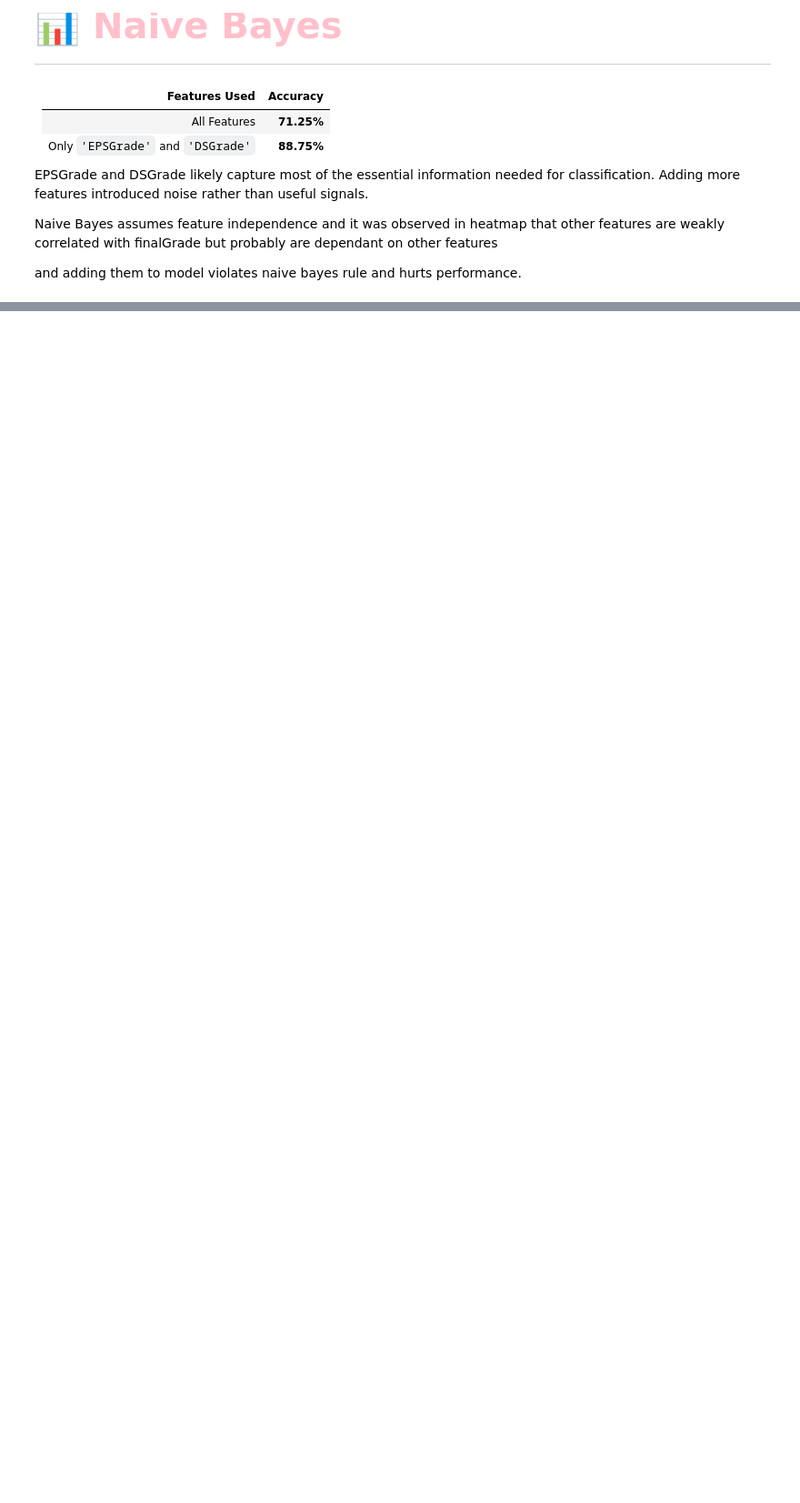
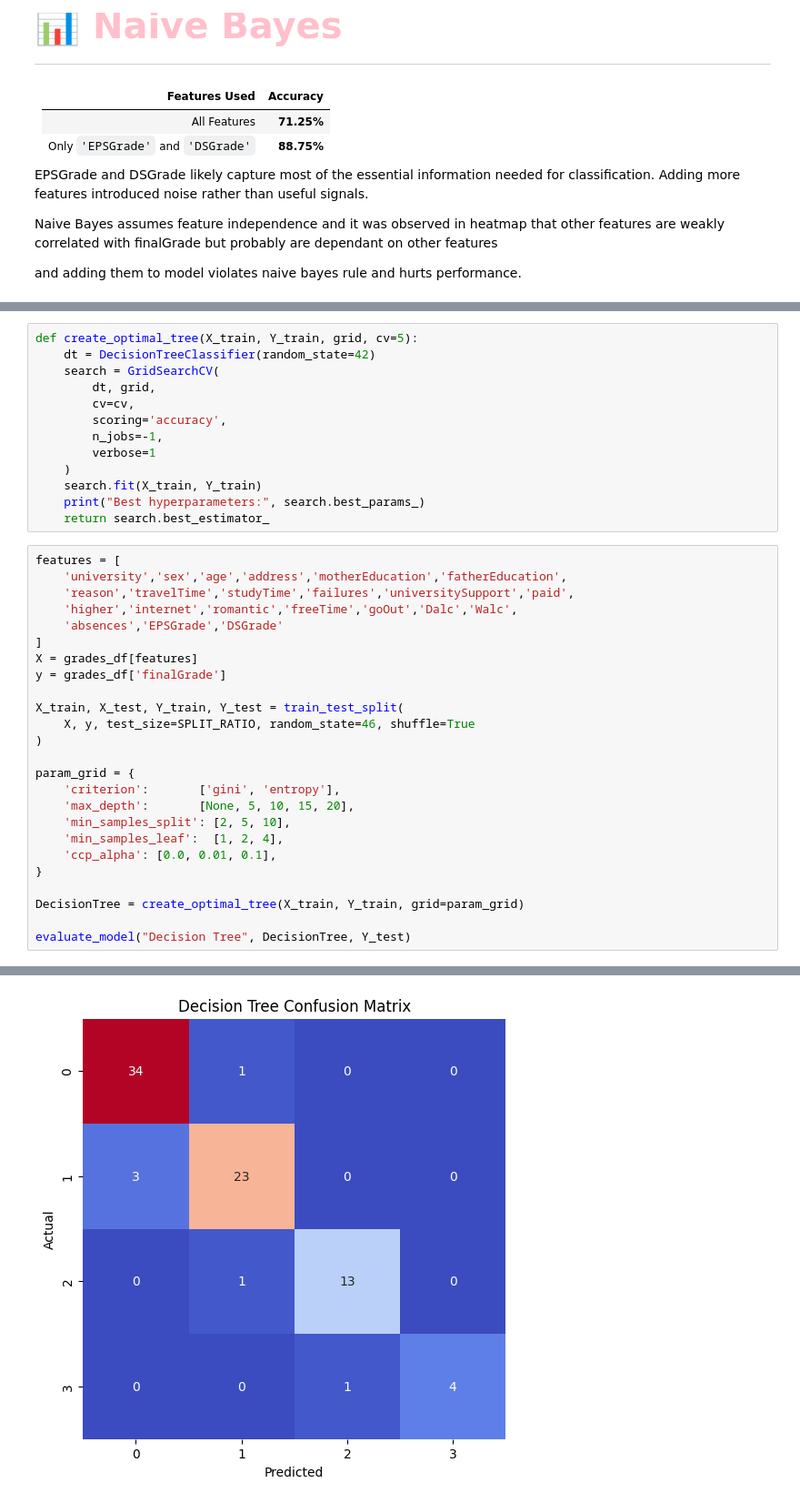
Before and after one commit to Artin-Tavasoli/Machine-Learning-Classifiers, a Jupyter notebook: Machine-Learning-Models.ipynb, the cells around one changed output, grey strips where cells are left out. Shown: that part at 91% size. Drawn from its saved outputs; the diff is of its cells as text; blank space fills up the shorter version.

Commit message:
Modeled Decision Tree

```diff
--- a/Machine-Learning-Models.ipynb
+++ b/Machine-Learning-Models.ipynb
@@ -585,0 +628,39 @@ Summary Averages:
+# %%
+def create_optimal_tree(X_train, Y_train, grid, cv=5):
+    dt = DecisionTreeClassifier(random_state=42)
+    search = GridSearchCV(
+        dt, grid,
+        cv=cv,
+        scoring='accuracy',
+        n_jobs=-1,
+        verbose=1
+    )
+    search.fit(X_train, Y_train)
+    print("Best hyperparameters:", search.best_params_)
+    return search.best_estimator_
+# %%
+features = [
+    'university','sex','age','address','motherEducation','fatherEducation',
+    'reason','travelTime','studyTime','failures','universitySupport','paid',
+    'higher','internet','romantic','freeTime','goOut','Dalc','Walc',
+    'absences','EPSGrade','DSGrade'
+]
+X = grades_df[features]
+y = grades_df['finalGrade']
+
+X_train, X_test, Y_train, Y_test = train_test_split(
+    X, y, test_size=SPLIT_RATIO, random_state=46, shuffle=True
+)
+
+param_grid = {
+    'criterion':       ['gini', 'entropy'],
+    'max_depth':       [None, 5, 10, 15, 20],
+    'min_samples_split': [2, 5, 10],
+    'min_samples_leaf':  [1, 2, 4],
+    'ccp_alpha': [0.0, 0.01, 0.1],
+}
+
+DecisionTree = create_optimal_tree(X_train, Y_train, grid=param_grid)
+
+evaluate_model("Decision Tree", DecisionTree, Y_test)
+# %% [output]
@@ -585,0 +669 @@ Summary Averages:
+[figure, added]
```
Also changed, not shown: parts of 7 cells of this notebook.
